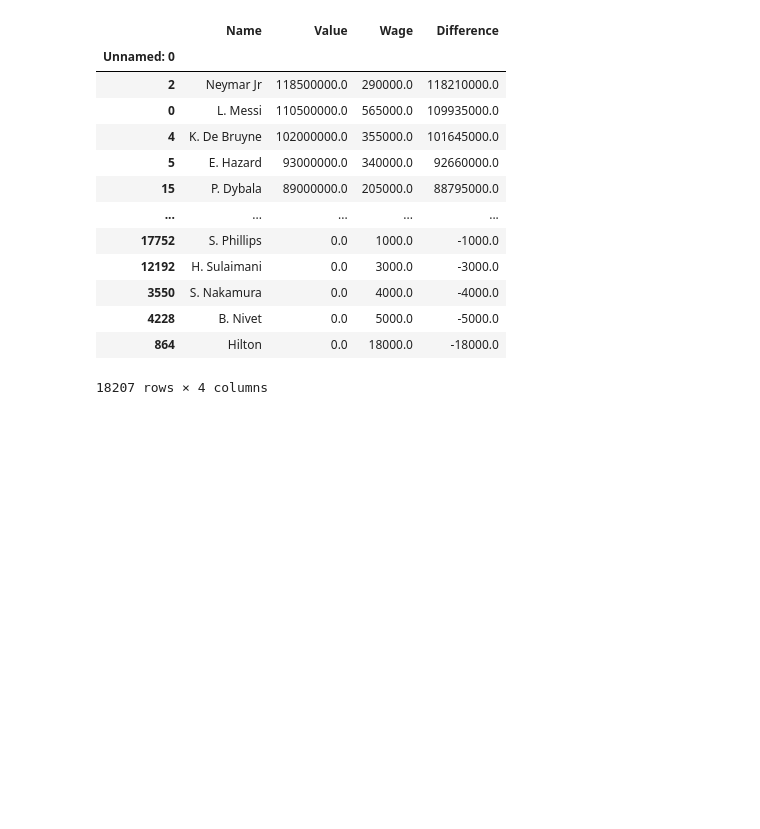
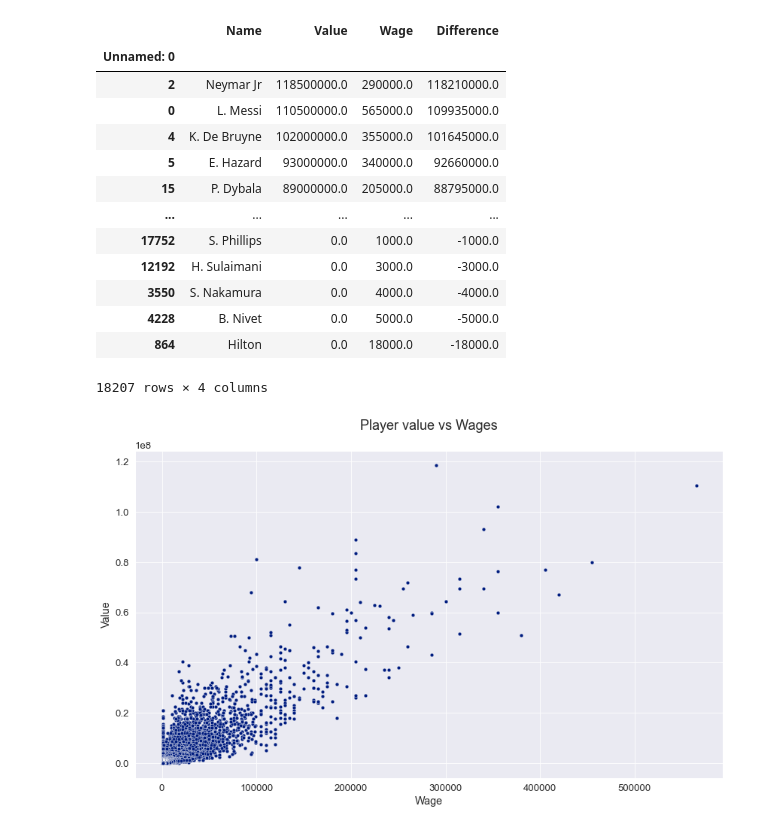
Before and after one commit to olgarozhdestvina/Mastering-Coding, a Jupyter notebook: ML/Soccer.ipynb, the cells around one changed output. Drawn from its saved outputs; the diff is of its cells as text; code cells hidden in the pictures; blank space fills up the shorter version.

Commit message:
Added visualisation: normal scatter plot and interractive with hovering.

```diff
--- a/ML/Soccer.ipynb
+++ b/ML/Soccer.ipynb
@@ -4,0 +15,3 @@ import matplotlib.pyplot as plt
+# %%
+# Plot size.
+plt.rcParams['figure.figsize'] = [14, 8]
@@ -79,3 +106,13 @@ value_vs_wage.sort_values('Difference', ascending=False)
 | 4228 | B. Nivet | 0.0 | 5000.0 | -5000.0 |
 | 864 | Hilton | 0.0 | 18000.0 | -18000.0 |
 18207 rows × 4 columns
+# %%
+# Style the plot.
+sns.set(palette="dark", style="darkgrid", context="paper", font_scale=1.5)
+
+# Plot the data.
+graph = sns.scatterplot(data=value_vs_wage, x='Wage', y='Value')
+graph.axes.set_title('Player value vs Wages', fontsize=18, y=1.05)
+plt.show()
+# %% [output]
+[figure, added]
```
Also changed, not shown: parts of 14 cells of this notebook.
